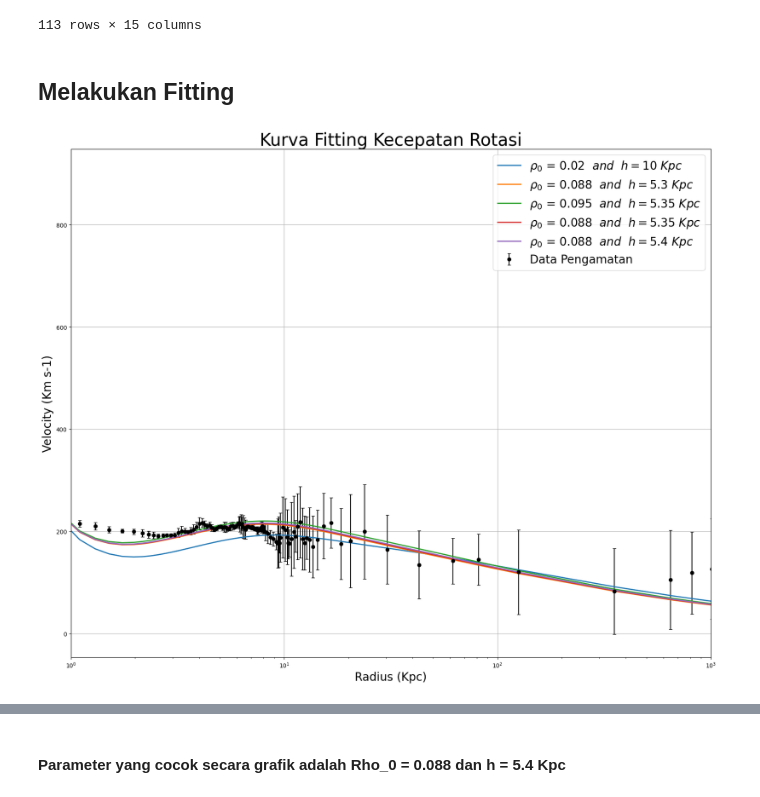
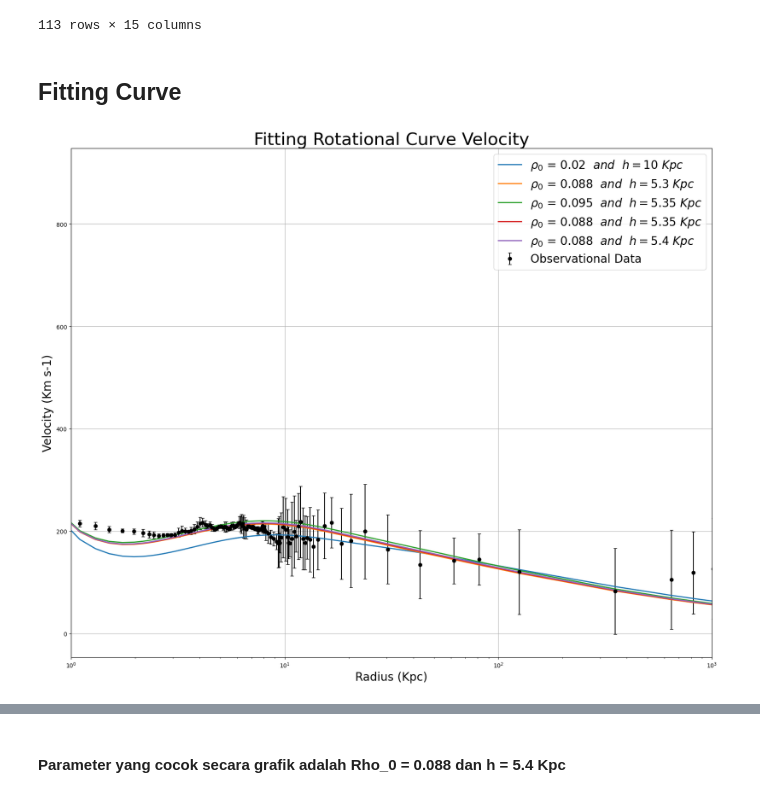
Before and after one commit to ihsanahakiim/University---Task, a Jupyter notebook: SOFUE Galaxy Rotation Curve.ipynb, the cells around one changed output, grey strips where cells are left out. Saved outputs shown, nothing was run; the diff lists cells and outputs as text; code cells hidden in the pictures.

```diff
--- a/SOFUE Galaxy Rotation Curve.ipynb
+++ b/SOFUE Galaxy Rotation Curve.ipynb
@@ -210,10 +173,10 @@ df
 # %%
-V_coba = np.sqrt(df['Vbulge']**2 + df['Vdiskk']**2 + df['VHalo(Rho0 = 0.02 and h  = 10 kpc)']**2)
+V_m = np.sqrt(df['Vbulge']**2 + df['Vdiskk']**2 + df['VHalo(Rho0 = 0.02 and h  = 10 kpc)']**2)
 V_1 = np.sqrt(df['Vbulge']**2 + df['Vdiskk']**2 + df['VHalo(Rho0 = 0.088 and h  = 5.3 kpc)']**2)
 V_2 = np.sqrt(df['Vbulge']**2 + df['Vdiskk']**2 + df['VHalo(Rho0 = 0.095 and h  = 5.35 kpc)']**2)
 V_3 = np.sqrt(df['Vbulge']**2 + df['Vdiskk']**2 + df['VHalo(Rho0 = 0.088 and h  = 5.35 kpc)']**2)
 V_4 = np.sqrt(df['Vbulge']**2 + df['Vdiskk']**2 + df['VHalo(Rho0 = 0.088 and h  = 5.4 kpc)']**2)
-df['V(R)_0.02_10kpc'] = V_coba
+df['V(R)_0.02_10kpc'] = V_m
 df['V(R)_0.088_5.3kpc'] = V_1
 df['V(R)_0.095_5.35kpc'] = V_2
 df['V(R)_0.088_5.35kpc'] = V_3
@@ -234,26 +197,26 @@ df
 | 112 | 1279.930 | 140.53 | 102.43 | 6.911618e-08 | 10.704585 | 57.150791 | 49.867408 | ... |
 113 rows × 15 columns
 # %% [markdown]
-## Melakukan Fitting
+## Fitting Curve
 # %%
 fig = plt.figure(figsize=(20, 16))
 
-plt.errorbar(df['Radius'], df['Velocity'], yerr = df['Velo.dispersion'], fmt = 'o', color = 'black', capsize = 3, label='Data Pengamatan')
+plt.errorbar(df['Radius'], df['Velocity'], yerr = df['Velo.dispersion'], fmt = 'o', color = 'black', capsize = 3, label='Observational Data')
 plt.plot(df['Radius'], df['V(R)_0.02_10kpc'], linewidth = 2, label = '$\u03C1_0$ = $0.02$  $and$  $h = 10$ $Kpc$')
 plt.plot(df['Radius'], df['V(R)_0.088_5.3kpc'], linewidth = 2, label = '$\u03C1_0$ = $0.088$  $and$  $h = 5.3$ $Kpc$')
 plt.plot(df['Radius'], df['V(R)_0.095_5.35kpc'], linewidth = 2, label = '$\u03C1_0$ = $0.095$  $and$  $h = 5.35$ $Kpc$')
 plt.plot(df['Radius'], df['V(R)_0.088_5.35kpc'], linewidth = 2, label = '$\u03C1_0$ = $0.088$  $and$  $h = 5.35$ $Kpc$')
 plt.plot(df['Radius'], df['V(R)_0.088_5.4kpc'], linewidth = 2, label = '$\u03C1_0$ = $0.088$  $and$  $h = 5.4$ $Kpc$')
 plt.xlabel('Radius (Kpc)', fontsize = 20)
 plt.ylabel('Velocity (Km s-1)', fontsize = 20)
-plt.title('Kurva Fitting Kecepatan Rotasi', fontsize = 30)
+plt.title('Fitting Rotational Curve Velocity', fontsize = 30)
 plt.xscale('log')
 plt.xlim(1, 10**(3))
 plt.legend(prop={'size': 20})
 plt.grid(True)
 plt.show()
 # %% [output]
-[figure, old version]
+[figure, new version]
 # %%
 fig = plt.figure(figsize=(20, 16))
 
```
Also changed, not shown: parts of 36 cells of this notebook.
